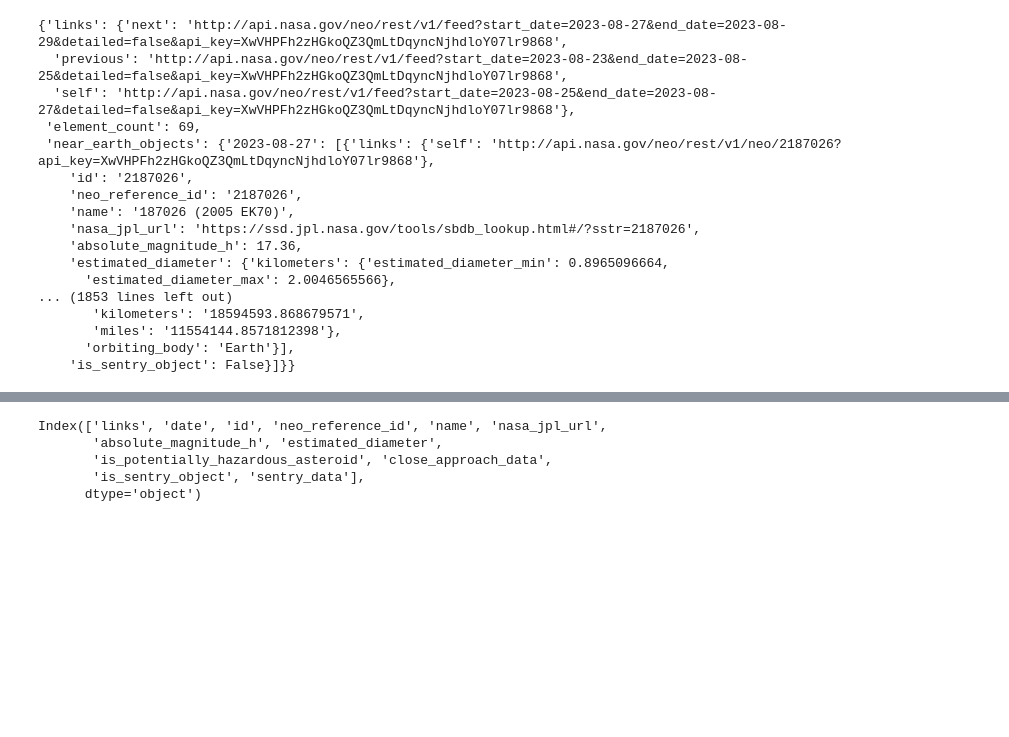
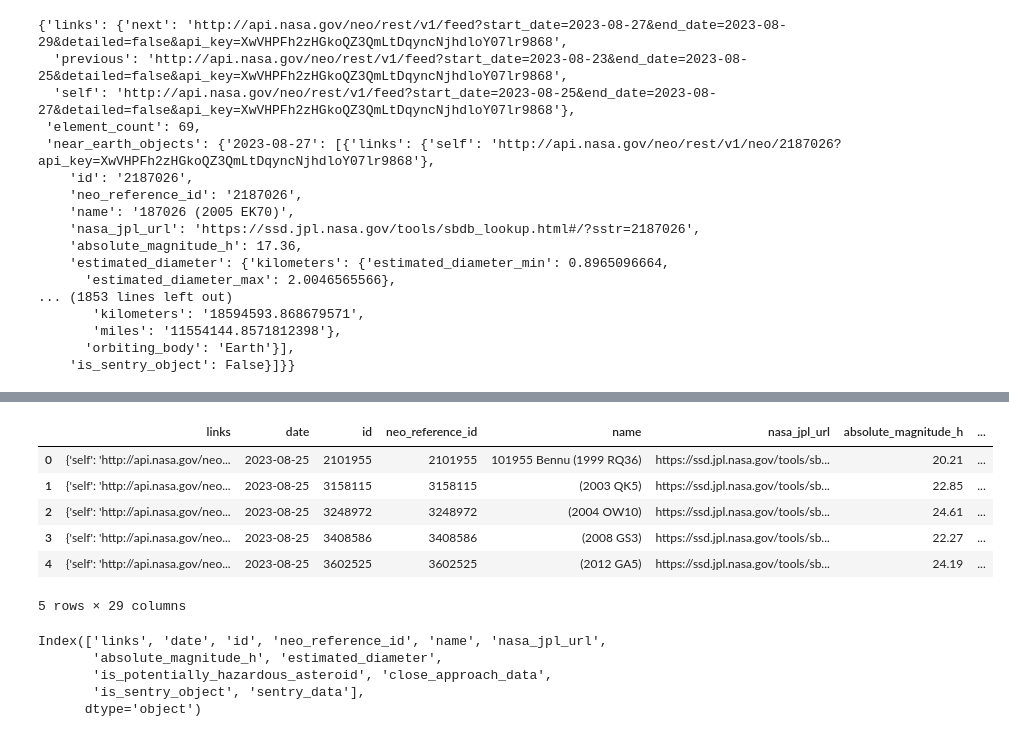
Before and after one commit to Matyas84/Visualizing-Asteroid-Approaches, a Jupyter notebook: nasa.ipynb, the cells around one changed output, grey strips where cells are left out. Saved outputs shown, nothing was run; the diff lists cells and outputs as text; code cells hidden in the pictures; blank space fills up the shorter version.

```diff
--- a/nasa.ipynb
+++ b/nasa.ipynb
@@ -156,3 +156,13 @@ raw
+# %%
+final_df.head()
+# %% [output]
+|  | links | date | id | neo_reference_id | name | nasa_jpl_url | absolute_magnitude_h | ... |
+| 0 | {'self': 'http://api.nasa.gov/neo... | 2023-08-25 | 2101955 | 2101955 | 101955 Bennu (1999 RQ36) | https://ssd.jpl.nasa.gov/tools/sb... | 20.21 | ... |
+| 1 | {'self': 'http://api.nasa.gov/neo... | 2023-08-25 | 3158115 | 3158115 | (2003 QK5) | https://ssd.jpl.nasa.gov/tools/sb... | 22.85 | ... |
+| 2 | {'self': 'http://api.nasa.gov/neo... | 2023-08-25 | 3248972 | 3248972 | (2004 OW10) | https://ssd.jpl.nasa.gov/tools/sb... | 24.61 | ... |
+| 3 | {'self': 'http://api.nasa.gov/neo... | 2023-08-25 | 3408586 | 3408586 | (2008 GS3) | https://ssd.jpl.nasa.gov/tools/sb... | 22.27 | ... |
+| 4 | {'self': 'http://api.nasa.gov/neo... | 2023-08-25 | 3602525 | 3602525 | (2012 GA5) | https://ssd.jpl.nasa.gov/tools/sb... | 24.19 | ... |
+5 rows × 29 columns
 # %%
 raw.columns
 # %% [output]
```
Also changed, not shown: parts of 10 cells of this notebook.
